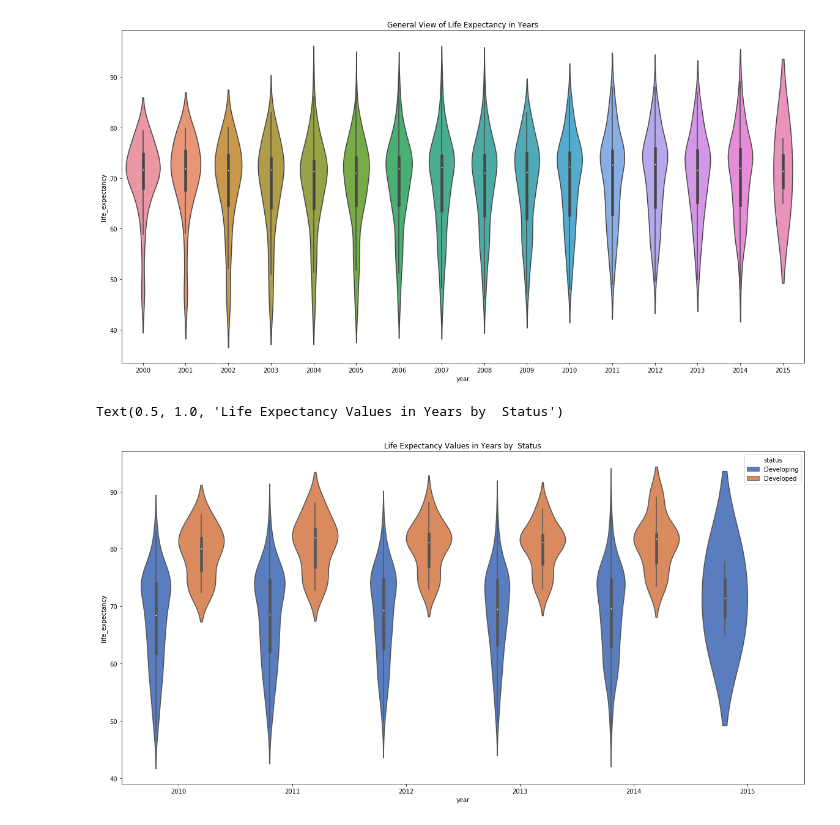
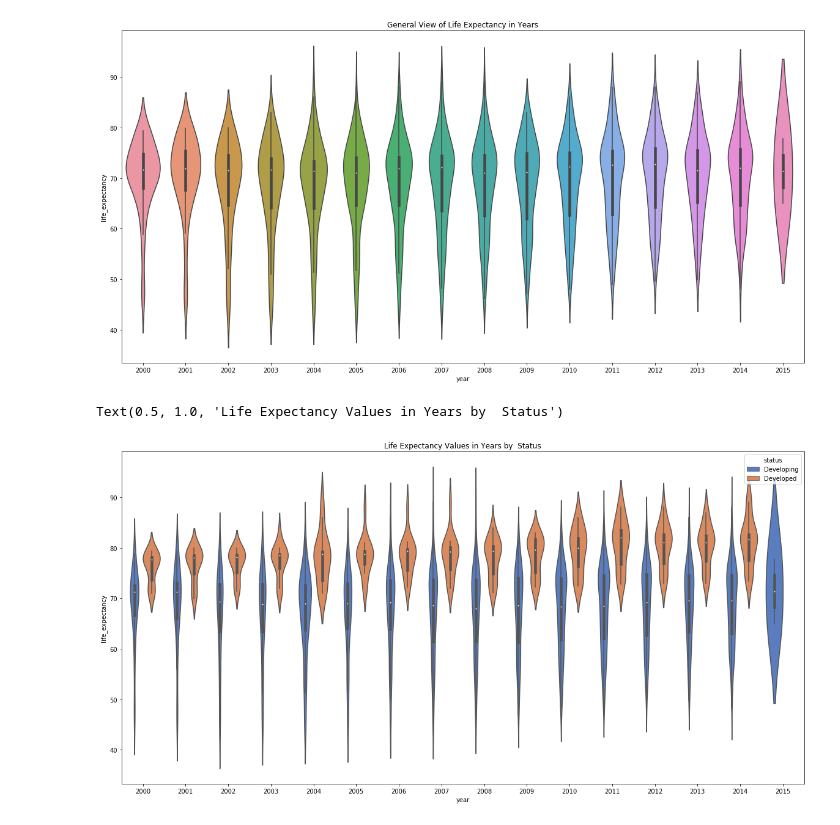
Before and after one commit to PRISLK/Mavericks_Data_Analysis, a Jupyter notebook: Life_Expectancy_Data_Analysis.ipynb, the cells around one changed output. Drawn from its saved outputs; the diff is of its cells as text; code cells hidden in the pictures.

```diff
--- a/Life_Expectancy_Data_Analysis.ipynb
+++ b/Life_Expectancy_Data_Analysis.ipynb
@@ -377,13 +364,13 @@ Text(0.5, 1.0, 'General View of Life Expectancy in Years')
 [figure]
 # %%
 plt.figure(figsize=(20,10))
-sns.violinplot(x=modified_data_set.loc[modified_data_set['year']>2009]['year'],
+sns.violinplot(x=modified_data_set.loc[modified_data_set['year']>1999]['year'],
                y=modified_data_set['life_expectancy'],
                hue=modified_data_set['status'],
-               data=modified_data_set.loc[modified_data_set['year']>2010],
+               data=modified_data_set.loc[modified_data_set['year']>1999],
                palette="muted")
 
 plt.title('Life Expectancy Values in Years by  Status')
 # %% [output]
 Text(0.5, 1.0, 'Life Expectancy Values in Years by  Status')
-[figure, old version]
+[figure, new version]
```
Also changed, not shown: parts of 6 cells of this notebook.
